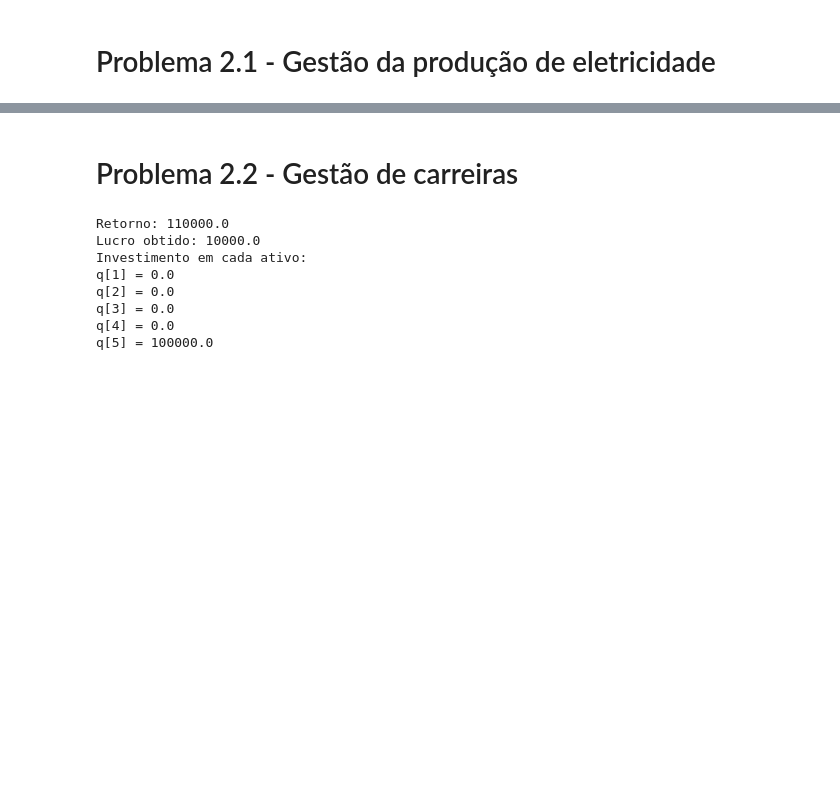
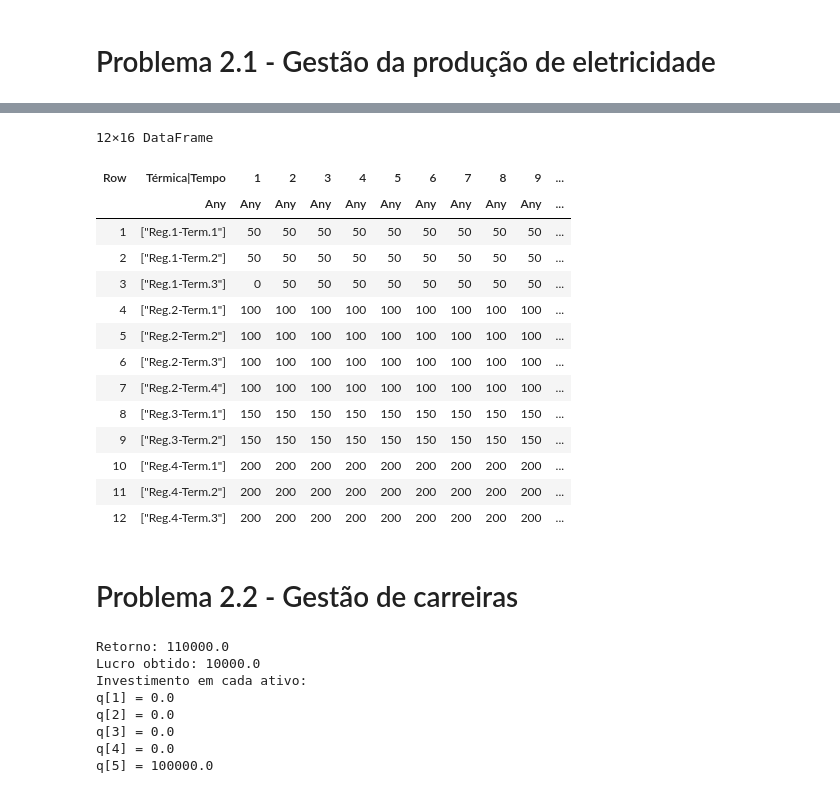
Before and after one commit to dandanjacob/PLI, a Jupyter notebook: implementacoes.ipynb, the cells around one changed output, grey strips where cells are left out. Saved outputs shown, nothing was run; the diff lists cells and outputs as text; code cells hidden in the pictures; blank space fills up the shorter version.

Commit message:
working 2.1-dataframe ready, 1.6 not ok

```diff
--- a/implementacoes.ipynb
+++ b/implementacoes.ipynb
@@ -328,3 +480,38 @@ MathOptInterface.ResultIndexBoundsError{MathOptInterface.ObjectiveValue}: Result
+# %%
+#salvar em uma lista a evolução de produção diária de cada usina térmica
+#definir matriz
+results = Matrix{Any}(undef, sum(qtdd_termicas[i] for i in 1:qtdd_hidreletricas), T+1)
+contador = 1
+for i in 1:qtdd_hidreletricas
+    for j in 1:qtdd_termicas[i]
+        results[contador,1] = ["Reg.$i-Term.$j"]
+        for t in 1:T
+            results[contador,t+1]  = Int(value(u[i,j,t]))
+        end
+        contador += 1
+    end
+end
+titles = ["Térmica|Tempo"]  # Definindo 'titles' como uma lista vazia antes do loop
+for i in 1:T
+    push!(titles, string(i))
+end
+dataframe = DataFrame(results, titles)
+# %% [output]
+12×16 DataFrame
+| Row | Térmica|Tempo | 1 | 2 | 3 | 4 | 5 | 6 | 7 | 8 | 9 | ... |
+|  | Any | Any | Any | Any | Any | Any | Any | Any | Any | Any | ... |
+| 1 | ["Reg.1-Term.1"] | 50 | 50 | 50 | 50 | 50 | 50 | 50 | 50 | 50 | ... |
+| 2 | ["Reg.1-Term.2"] | 50 | 50 | 50 | 50 | 50 | 50 | 50 | 50 | 50 | ... |
+| 3 | ["Reg.1-Term.3"] | 0 | 50 | 50 | 50 | 50 | 50 | 50 | 50 | 50 | ... |
+| 4 | ["Reg.2-Term.1"] | 100 | 100 | 100 | 100 | 100 | 100 | 100 | 100 | 100 | ... |
+| 5 | ["Reg.2-Term.2"] | 100 | 100 | 100 | 100 | 100 | 100 | 100 | 100 | 100 | ... |
+| 6 | ["Reg.2-Term.3"] | 100 | 100 | 100 | 100 | 100 | 100 | 100 | 100 | 100 | ... |
+| 7 | ["Reg.2-Term.4"] | 100 | 100 | 100 | 100 | 100 | 100 | 100 | 100 | 100 | ... |
+| 8 | ["Reg.3-Term.1"] | 150 | 150 | 150 | 150 | 150 | 150 | 150 | 150 | 150 | ... |
+| 9 | ["Reg.3-Term.2"] | 150 | 150 | 150 | 150 | 150 | 150 | 150 | 150 | 150 | ... |
+| 10 | ["Reg.4-Term.1"] | 200 | 200 | 200 | 200 | 200 | 200 | 200 | 200 | 200 | ... |
+| 11 | ["Reg.4-Term.2"] | 200 | 200 | 200 | 200 | 200 | 200 | 200 | 200 | 200 | ... |
+| 12 | ["Reg.4-Term.3"] | 200 | 200 | 200 | 200 | 200 | 200 | 200 | 200 | 200 | ... |
 # %% [markdown]
 # Problema 2.2 - Gestão de carreiras
 # %%
```
Also changed, not shown: parts of 4 cells of this notebook.
